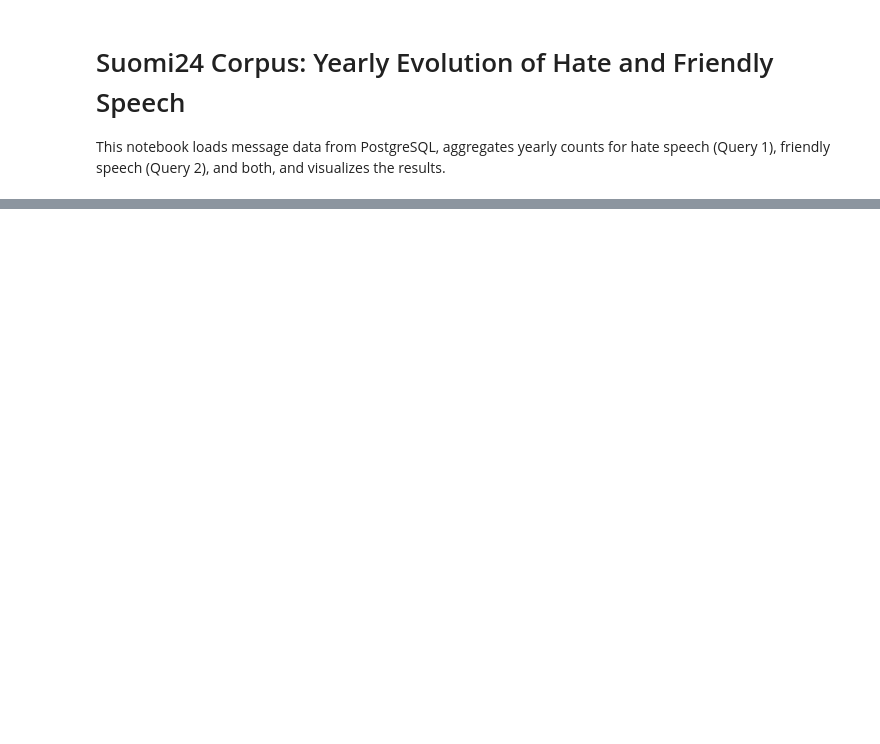
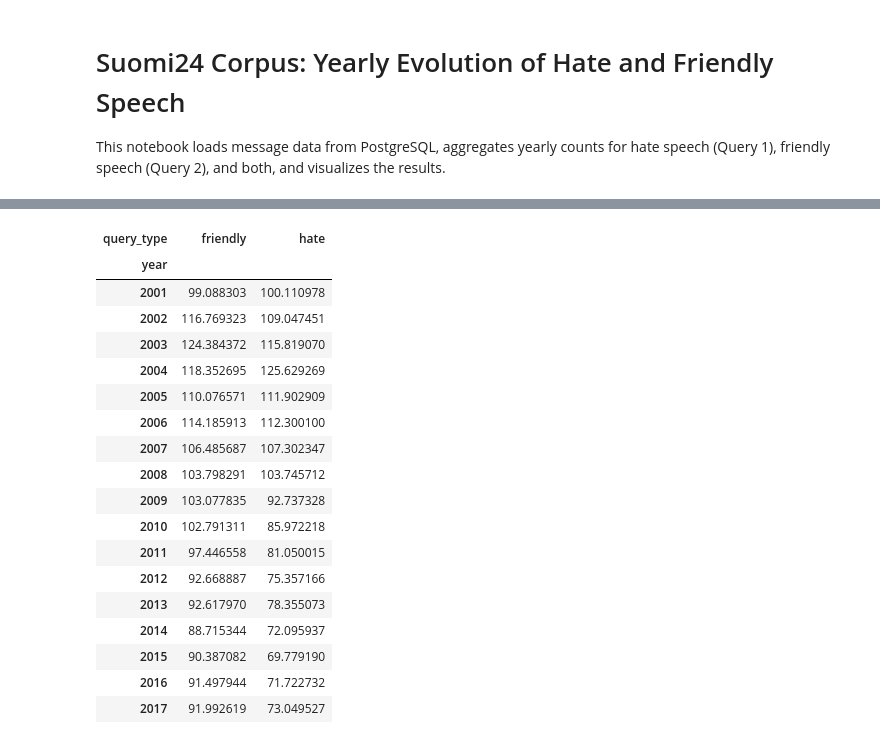
Before and after one commit to saarol2/zips-law-distribution-suomi24, a Jupyter notebook: suomi24_analysis.ipynb, the cells around one changed output, grey strips where cells are left out. Saved outputs shown, nothing was run; the diff lists cells and outputs as text; code cells hidden in the pictures; blank space fills up the shorter version.

```diff
--- a/suomi24_analysis.ipynb
+++ b/suomi24_analysis.ipynb
@@ -66,0 +115,31 @@ plt.show()
+# %%
+def get_avg_vocab_per_message(group):
+    vocab_sizes = []
+    for content in group['content'].dropna():
+        unique_tokens = set(content.split())
+        vocab_sizes.append(len(unique_tokens))
+    return sum(vocab_sizes) / len(vocab_sizes) if vocab_sizes else 0
+
+avg_vocab_per_message = df_filtered.groupby(['year', 'query_type']).apply(get_avg_vocab_per_message, include_groups=False).unstack(fill_value=0)
+
+avg_vocab_per_message
+# %% [output]
+| query_type | friendly | hate |
+| year |  |  |
+| 2001 | 99.088303 | 100.110978 |
+| 2002 | 116.769323 | 109.047451 |
+| 2003 | 124.384372 | 115.819070 |
+| 2004 | 118.352695 | 125.629269 |
+| 2005 | 110.076571 | 111.902909 |
+| 2006 | 114.185913 | 112.300100 |
+| 2007 | 106.485687 | 107.302347 |
+| 2008 | 103.798291 | 103.745712 |
+| 2009 | 103.077835 | 92.737328 |
+| 2010 | 102.791311 | 85.972218 |
+| 2011 | 97.446558 | 81.050015 |
+| 2012 | 92.668887 | 75.357166 |
+| 2013 | 92.617970 | 78.355073 |
+| 2014 | 88.715344 | 72.095937 |
+| 2015 | 90.387082 | 69.779190 |
+| 2016 | 91.497944 | 71.722732 |
+| 2017 | 91.992619 | 73.049527 |
```
Also changed, not shown: parts of 5 cells of this notebook.
